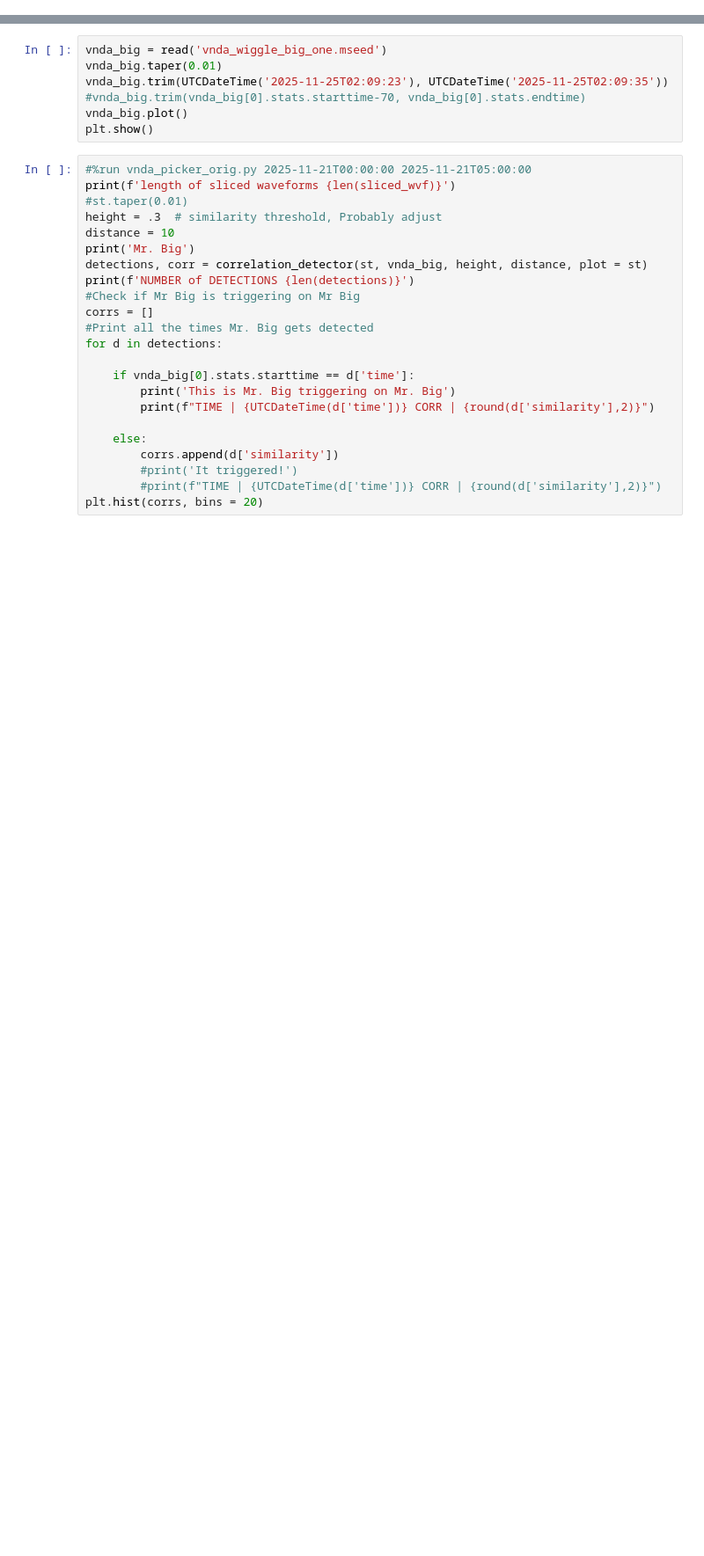
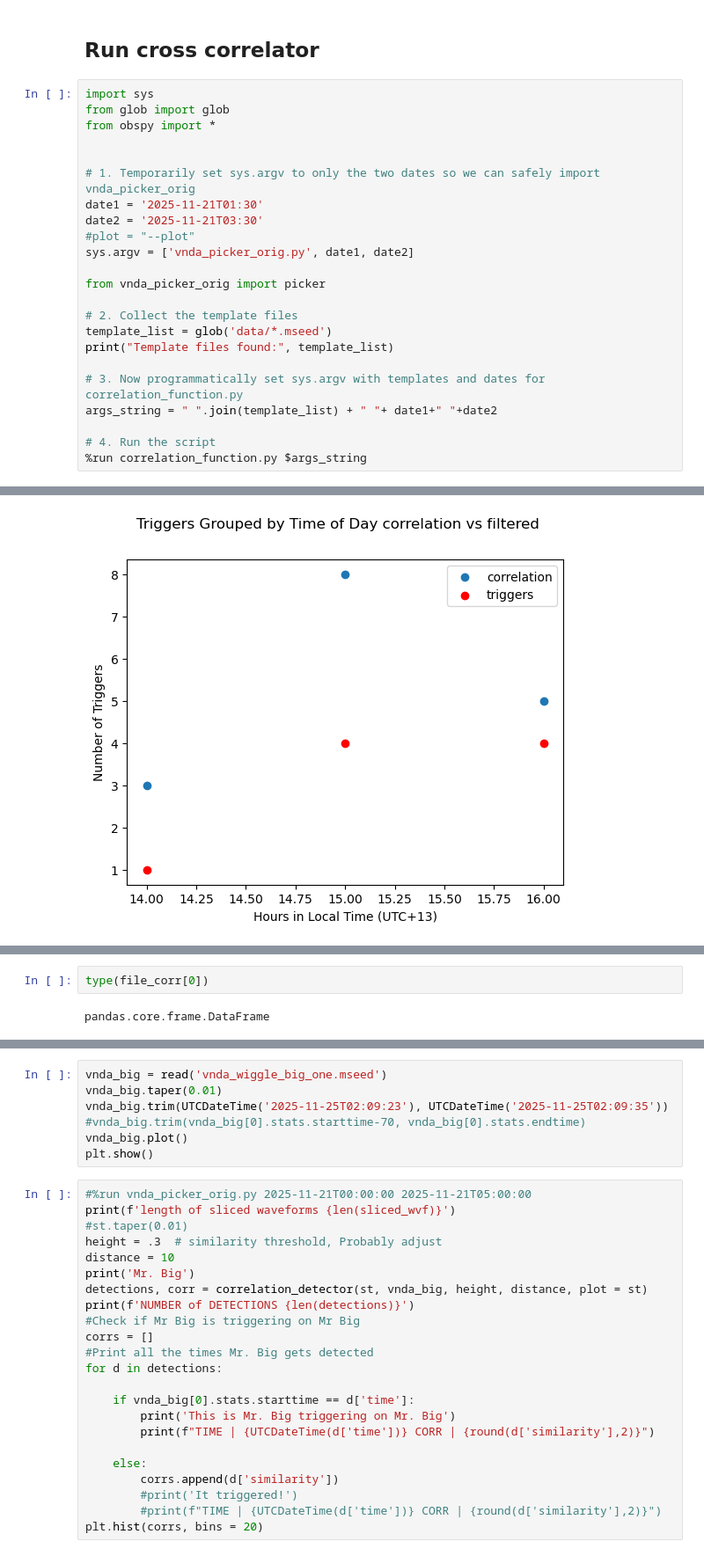
Before and after one commit to glacierpretzel/VANDA_work, a Jupyter notebook: vnda_template_matching.ipynb, the cells around one changed output, grey strips where cells are left out. Shown at 88% size. Cells and saved outputs as stored; diff of their text form; blank space fills up the shorter version.

```diff
--- a/vnda_template_matching.ipynb
+++ b/vnda_template_matching.ipynb
@@ -16,0 +92,26 @@ from obspy.signal.filter import envelope
+# %% [markdown]
+## Run cross correlator ##
+# %%
+import sys
+from glob import glob
+from obspy import *
+
+
+# 1. Temporarily set sys.argv to only the two dates so we can safely import vnda_picker_orig
+date1 = '2025-11-21T01:30'
+date2 = '2025-11-21T03:30'
+#plot = "--plot"
+sys.argv = ['vnda_picker_orig.py', date1, date2]
+
+from vnda_picker_orig import picker
+
+# 2. Collect the template files
+template_list = glob('data/*.mseed')
+print("Template files found:", template_list)
+
+# 3. Now programmatically set sys.argv with templates and dates for correlation_function.py
+args_string = " ".join(template_list) + " "+ date1+" "+date2
+
+# 4. Run the script
+%run correlation_function.py $args_string
+# %% [output]
@@ -16,0 +135 @@ from obspy.signal.filter import envelope
+[figure, added]
@@ -16,0 +147,4 @@ from obspy.signal.filter import envelope
+# %%
+type(file_corr[0])
+# %% [output]
+pandas.core.frame.DataFrame
```
Also changed, not shown: parts of 42 cells of this notebook, 2 other files.
